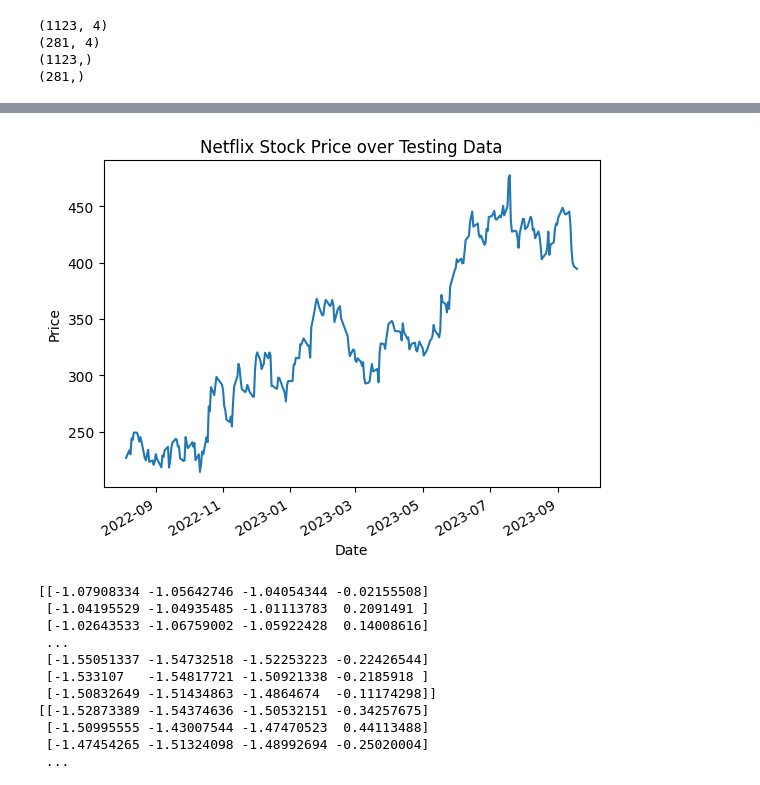
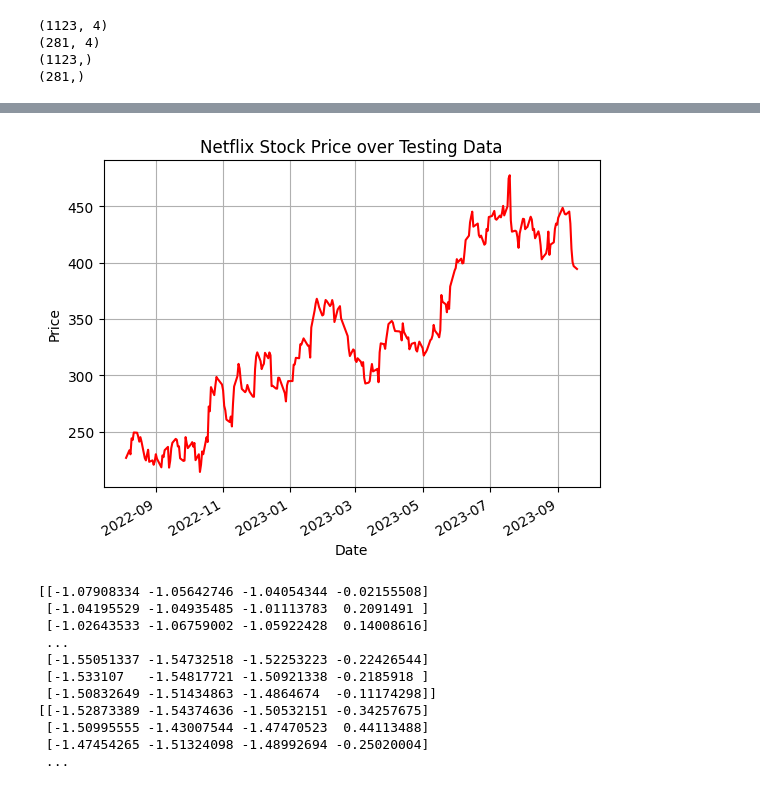
Before and after one commit to dadario10/Data_Modeling_Project, a Jupyter notebook: Netflix_models/netflix_nn_reg.ipynb, the cells around one changed output, grey strips where cells are left out. Cells and saved outputs as stored; diff of their text form; code cells hidden in the pictures.

```diff
--- a/Netflix_models/netflix_nn_reg.ipynb
+++ b/Netflix_models/netflix_nn_reg.ipynb
@@ -157,11 +158,12 @@ plt.show()
 # %%
 # Assess visual shape of test data
-y_test.plot()
+y_test.plot(color='red')
 plt.title("Netflix Stock Price over Testing Data")
 plt.ylabel("Price")
+plt.grid(True)
 plt.show()
 # %% [output]
-[figure, old version]
+[figure, new version]
 # %%
 # Scaling the data
 scaler = StandardScaler()
```
Also changed, not shown: parts of 1 cell of this notebook, 4 other files.
